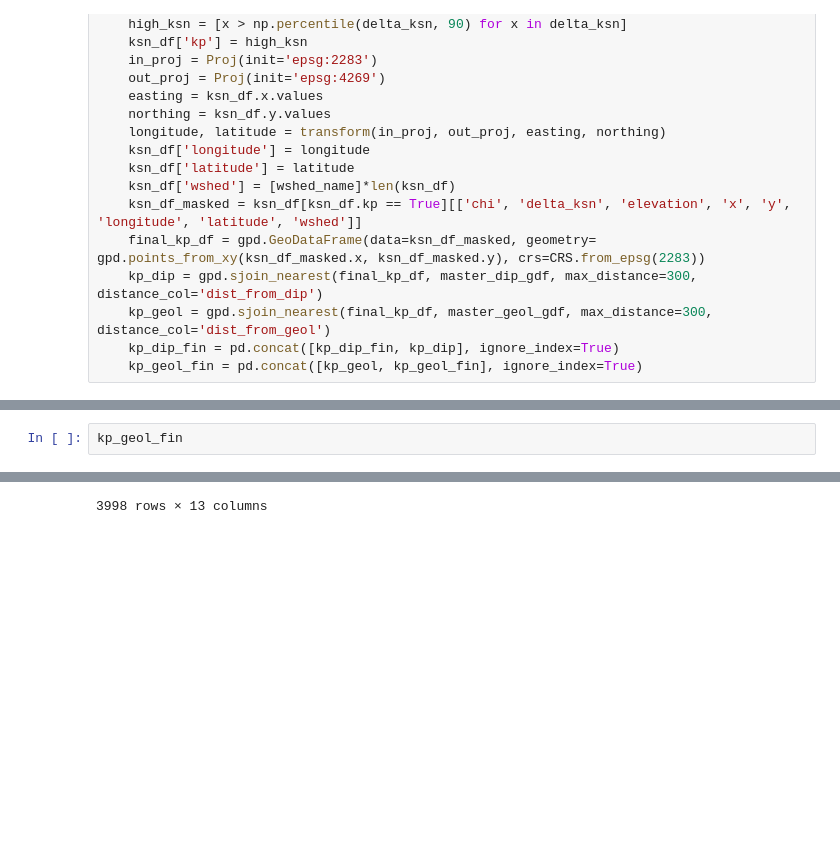
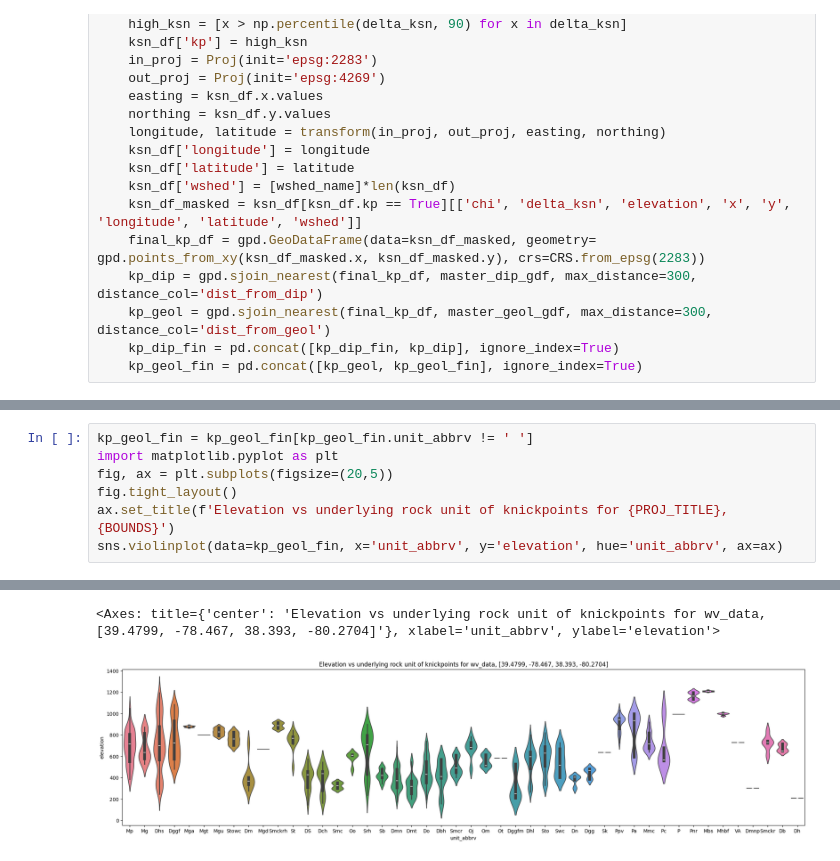
Before and after one commit to ntlewis1251/Nick-Lewis-Research, a Jupyter notebook: working_files/jupyter_proto/dip_analyses.ipynb, the cells around one changed output, grey strips where cells are left out. Drawn from its saved outputs; the diff is of its cells as text; blank space fills up the shorter version.

```diff
--- a/working_files/jupyter_proto/dip_analyses.ipynb
+++ b/working_files/jupyter_proto/dip_analyses.ipynb
@@ -122,3 +143,8 @@ sns.histplot(data=kp_dip_fin, x='dip_angle')
 # %%
-kp_geol_fin
+kp_geol_fin = kp_geol_fin[kp_geol_fin.unit_abbrv != ' ']
+import matplotlib.pyplot as plt
+fig, ax = plt.subplots(figsize=(20,5))
+fig.tight_layout()
+ax.set_title(f'Elevation vs underlying rock unit of knickpoints for {PROJ_TITLE}, {BOUNDS}')
+sns.violinplot(data=kp_geol_fin, x='unit_abbrv', y='elevation', hue='unit_abbrv', ax=ax)
 # %% [output]
@@ -137 +151,2 @@ kp_geol_fin
-3998 rows × 13 columns
+<Axes: title={'center': 'Elevation vs underlying rock unit of knickpoints for wv_data, [39.4799, -78.467, 38.393, -80.2704]'}, xlabel='unit_abbrv', ylabel='elevation'>
+[figure, added]
```
Also changed, not shown: parts of 7 cells of this notebook, 6 other files.
